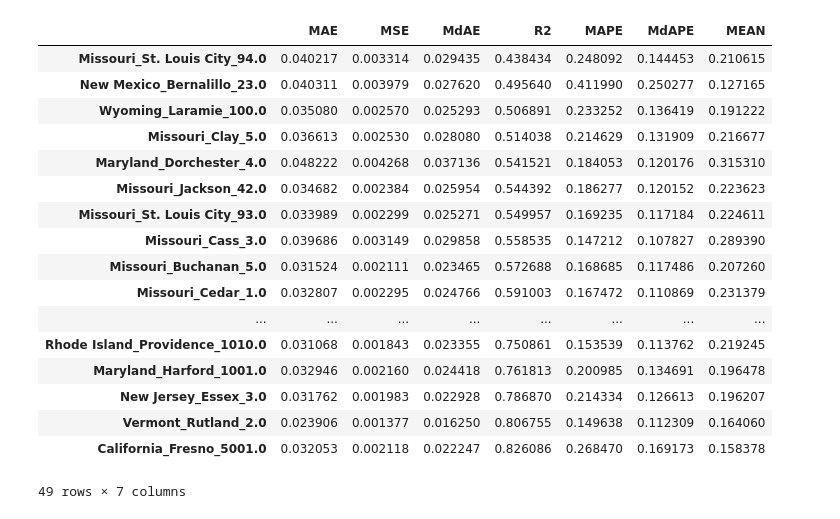
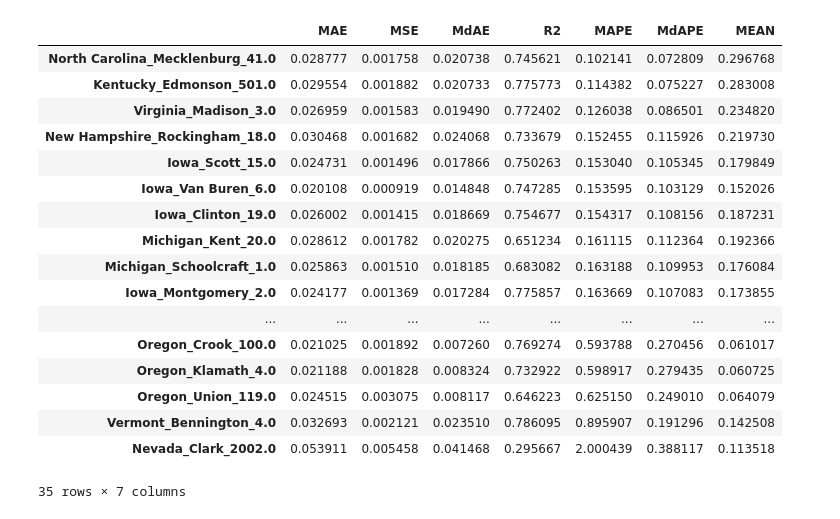
Before and after one commit to fdanieluk/deep_aqi, a Jupyter notebook: deep_aqi/jupyter/10-decision-tree-2.0.ipynb, the cells around one changed output. Saved outputs shown, nothing was run; the diff lists cells and outputs as text; code cells hidden in the pictures.

```diff
--- a/deep_aqi/jupyter/10-decision-tree-2.0.ipynb
+++ b/deep_aqi/jupyter/10-decision-tree-2.0.ipynb
@@ -498,7 +839,8 @@ list(zip(X_test.columns, model.best_estimator_.feature_importances_))
 # %%
 to_concat = []
-prediction_dicts = {}
-model_dicts = {}
+prediction_dict = {}
+model_dict = {}
+left_data_dict = {}
 for site_code, df in data_source.groupby(by='SiteCode'):
     df = clean_outliers(df)
 
@@ -523,6 +865,12 @@ for site_code, df in data_source.groupby(by='SiteCode'):
     Y = MinMaxScaler().fit_transform(Y.values.reshape(-1, 1))
     Y = pd.Series(Y.flatten(), index=X.index)
 
+    # leave 10% off anyway
+    SPLIT_POINT = int(0.9 * len(df))
+    X, X_left = X.iloc[:SPLIT_POINT, :], X.iloc[SPLIT_POINT:, :]
+    Y, y_left = Y[:SPLIT_POINT], Y[SPLIT_POINT:]
+
+    left_data = (X_left, y_left)
 
     X_train, X_test, y_train, y_test = train_test_split(X, Y, random_state=23)
 
@@ -572,6 +920,8 @@ for site_code, df in data_source.groupby(by='SiteCode'):
                                 'MEAN': mean_,
                                })
     to_concat.append(result)
-    prediction_dicts[site_code] = prediction
-    model_dicts[site_code] = model.best_estimator_
+    prediction_dict[site_code] = prediction
+    model_dict[site_code] = model.best_estimator_
+    left_data_dict[site_code] = left_data
+    break
 results = pd.concat(to_concat)
@@ -598,31 +928,48 @@ Fitting 2 folds for each of 1 candidates, totalling 2 fits
 # %%
-file_name = 'gradient_boosting_random.pkl'
+file_name = 'gradient_boosting_random__PM2.5 FRM FEM Mass__'
+save_path = join(ROOT, 'jupyter', 'results', file_name)
 
 to_save = {}
 to_save['Results'] = results
 to_save['Models'] = model_dicts
-to_save['Predictions'] = prediction_dicts
+to_save['Predictions'] = prediction_dict
+to_save['Left_Data'] = left_data_dict
 
-with open(file_name, 'wb') as f:
+
+with open(save_path, 'wb') as f:
     pickle.dump(to_save, f, pickle.HIGHEST_PROTOCOL)
+# %%
+# file_name = 'gradient_boosting_random__PM2.5 FRM FEM Mass__'
+file_name = 'gradient_boosting_random__PM2.5 non FRM FEM Mass__'
+
+
+load_path = join(ROOT, 'jupyter', 'results', file_name)
+
+with open(load_path, 'rb') as f:
+    loaded_experiment = pickle.Unpickler(f).load()
+
+results = loaded_experiment['Results']
+model_dict = loaded_experiment['Models']
+prediction_dict = loaded_experiment['Predictions']
+# left_data_dict = loaded_experiment['Left_Data']
 # %%
-results.sort_values('R2')
+results.sort_values('MAPE')
 # %% [output]
 |  | MAE | MSE | MdAE | R2 | MAPE | MdAPE | MEAN |
-| Missouri_St. Louis City_94.0 | 0.040217 | 0.003314 | 0.029435 | 0.438434 | 0.248092 | 0.144453 | 0.210615 |
-| New Mexico_Bernalillo_23.0 | 0.040311 | 0.003979 | 0.027620 | 0.495640 | 0.411990 | 0.250277 | 0.127165 |
-| Wyoming_Laramie_100.0 | 0.035080 | 0.002570 | 0.025293 | 0.506891 | 0.233252 | 0.136419 | 0.191222 |
-| Missouri_Clay_5.0 | 0.036613 | 0.002530 | 0.028080 | 0.514038 | 0.214629 | 0.131909 | 0.216677 |
-| Maryland_Dorchester_4.0 | 0.048222 | 0.004268 | 0.037136 | 0.541521 | 0.184053 | 0.120176 | 0.315310 |
-| Missouri_Jackson_42.0 | 0.034682 | 0.002384 | 0.025954 | 0.544392 | 0.186277 | 0.120152 | 0.223623 |
-| Missouri_St. Louis City_93.0 | 0.033989 | 0.002299 | 0.025271 | 0.549957 | 0.169235 | 0.117184 | 0.224611 |
-| Missouri_Cass_3.0 | 0.039686 | 0.003149 | 0.029858 | 0.558535 | 0.147212 | 0.107827 | 0.289390 |
-| Missouri_Buchanan_5.0 | 0.031524 | 0.002111 | 0.023465 | 0.572688 | 0.168685 | 0.117486 | 0.207260 |
-| Missouri_Cedar_1.0 | 0.032807 | 0.002295 | 0.024766 | 0.591003 | 0.167472 | 0.110869 | 0.231379 |
+| North Carolina_Mecklenburg_41.0 | 0.028777 | 0.001758 | 0.020738 | 0.745621 | 0.102141 | 0.072809 | 0.296768 |
+| Kentucky_Edmonson_501.0 | 0.029554 | 0.001882 | 0.020733 | 0.775773 | 0.114382 | 0.075227 | 0.283008 |
+| Virginia_Madison_3.0 | 0.026959 | 0.001583 | 0.019490 | 0.772402 | 0.126038 | 0.086501 | 0.234820 |
+| New Hampshire_Rockingham_18.0 | 0.030468 | 0.001682 | 0.024068 | 0.733679 | 0.152455 | 0.115926 | 0.219730 |
+| Iowa_Scott_15.0 | 0.024731 | 0.001496 | 0.017866 | 0.750263 | 0.153040 | 0.105345 | 0.179849 |
+| Iowa_Van Buren_6.0 | 0.020108 | 0.000919 | 0.014848 | 0.747285 | 0.153595 | 0.103129 | 0.152026 |
+| Iowa_Clinton_19.0 | 0.026002 | 0.001415 | 0.018669 | 0.754677 | 0.154317 | 0.108156 | 0.187231 |
+| Michigan_Kent_20.0 | 0.028612 | 0.001782 | 0.020275 | 0.651234 | 0.161115 | 0.112364 | 0.192366 |
+| Michigan_Schoolcraft_1.0 | 0.025863 | 0.001510 | 0.018185 | 0.683082 | 0.163188 | 0.109953 | 0.176084 |
+| Iowa_Montgomery_2.0 | 0.024177 | 0.001369 | 0.017284 | 0.775857 | 0.163669 | 0.107083 | 0.173855 |
 | ... | ... | ... | ... | ... | ... | ... | ... |
-| Rhode Island_Providence_1010.0 | 0.031068 | 0.001843 | 0.023355 | 0.750861 | 0.153539 | 0.113762 | 0.219245 |
-| Maryland_Harford_1001.0 | 0.032946 | 0.002160 | 0.024418 | 0.761813 | 0.200985 | 0.134691 | 0.196478 |
-| New Jersey_Essex_3.0 | 0.031762 | 0.001983 | 0.022928 | 0.786870 | 0.214334 | 0.126613 | 0.196207 |
-| Vermont_Rutland_2.0 | 0.023906 | 0.001377 | 0.016250 | 0.806755 | 0.149638 | 0.112309 | 0.164060 |
-| California_Fresno_5001.0 | 0.032053 | 0.002118 | 0.022247 | 0.826086 | 0.268470 | 0.169173 | 0.158378 |
+| Oregon_Crook_100.0 | 0.021025 | 0.001892 | 0.007260 | 0.769274 | 0.593788 | 0.270456 | 0.061017 |
+| Oregon_Klamath_4.0 | 0.021188 | 0.001828 | 0.008324 | 0.732922 | 0.598917 | 0.279435 | 0.060725 |
+| Oregon_Union_119.0 | 0.024515 | 0.003075 | 0.008117 | 0.646223 | 0.625150 | 0.249010 | 0.064079 |
+| Vermont_Bennington_4.0 | 0.032693 | 0.002121 | 0.023510 | 0.786095 | 0.895907 | 0.191296 | 0.142508 |
+| Nevada_Clark_2002.0 | 0.053911 | 0.005458 | 0.041468 | 0.295667 | 2.000439 | 0.388117 | 0.113518 |
-49 rows × 7 columns
+35 rows × 7 columns
```
Also changed, not shown: parts of 43 cells of this notebook, 8 other files.
